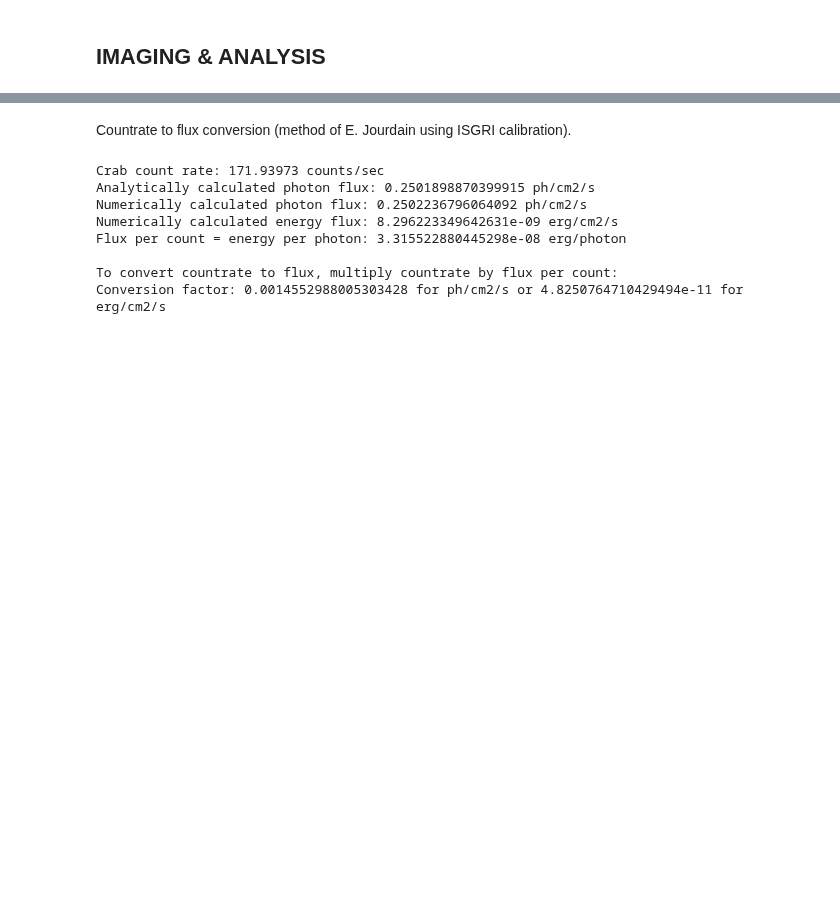
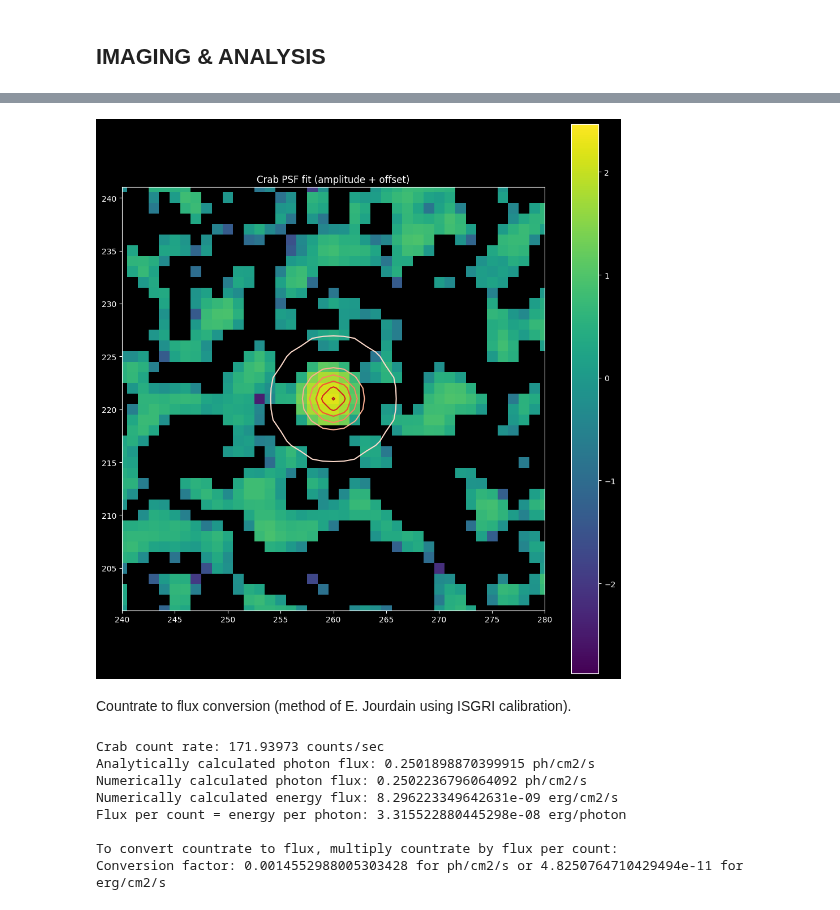
Before and after one commit to interstellxr/jupiter-xray-analysis, a Jupyter notebook: jupiter-xrays/Crab.ipynb, the cells around one changed output, grey strips where cells are left out. Cells and saved outputs as stored; diff of their text form; code cells hidden in the pictures; blank space fills up the shorter version.

Commit message:
Tested PSF fitting. Working fine. More parameters seems to give better fits.

```diff
--- a/jupiter-xrays/Crab.ipynb
+++ b/jupiter-xrays/Crab.ipynb
@@ -175,0 +148,80 @@ Set MJD-END to 57262.784630 from DATE-END'. [astropy.wcs.wcs]
+# %%
+# Access the data and header of the image
+intensity_unit = data_collection.mosaic_image_0_mosaic.get_data_unit(2)
+header = data_collection.mosaic_image_0_mosaic.get_data_unit(2).header
+intensity_data = intensity_unit.data
+var_unit = data_collection.mosaic_image_0_mosaic.get_data_unit(3)
+var_data = var_unit.data
+
+# Extract offset of Crab from center of the image
+crab_coords = coord.SkyCoord(ra=ra, dec=dec, unit=(u.deg, u.deg))
+pointing = SkyCoord(ra=header['CRVAL1'], dec=header['CRVAL2'], unit=("deg", "deg"))
+offset = pointing.separation(crab_coords).deg
+
+# Extract count rate and variance of the Crab in a single pixel
+wcs = WCS(header)
+x, y = wcs.all_world2pix(ra, dec, 0)
+x_int, y_int = int(round(x.item())), int(round(y.item()))
+crab_countrate = intensity_data[y_int, x_int]
+crab_variance = var_data[y_int, x_int]
+
+# Extract countrate and variance in annular region around the source
+annular_var = []
+annular_rate = []
+
+for x in range(x_int - 5, x_int + 5):
+    for y in range(y_int - 5, y_int + 5):
+        annular_var.append(var_data[y, x])
+        annular_rate.append(intensity_data[y, x])
+
+annular_var = np.mean(annular_var)
+annular_rate = np.mean(annular_rate)
+annular_var -= var_data[y_int, x_int]
+annular_rate -= intensity_data[y_int, x_int]
+
+crab_annular_variance = annular_var
+crab_annular_countrate = annular_rate
+
+# Extract count rate and variance of the Crab using PSF fitting (only amplitude and position)
+def Gaussian2D(xy, amplitude, xo, yo, sigma_x, sigma_y, theta, offset):
+    x, y = xy
+    xo = float(xo)
+    yo = float(yo)
+    a = (np.cos(theta)**2)/(2*sigma_x**2) + (np.sin(theta)**2)/(2*sigma_y**2)
+    b = -(np.sin(2*theta))/(4*sigma_x**2) + (np.sin(2*theta))/(4*sigma_y**2)
+    c = (np.sin(theta)**2)/(2*sigma_x**2) + (np.cos(theta)**2)/(2*sigma_y**2)
+    g = offset + amplitude*np.exp( - (a*((x-xo)**2) + 2*b*(x-xo)*(y-yo) + c*((y-yo)**2)))
+    return g.ravel()
+
+def Gaussian2D_fixed(xy, amplitude, offset):
+    return Gaussian2D(xy, amplitude, x_int, y_int, np.sqrt(crab_variance), np.sqrt(crab_variance), 0, offset)
+
+x = np.arange(0, intensity_data.shape[1])
+y = np.arange(0, intensity_data.shape[0])
+x, y = np.meshgrid(x, y)
+
+# Fit the data with the Gaussian2D model, fit only the amplitude and the offset
+from scipy.optimize import curve_fit
+popt, pcov = curve_fit(Gaussian2D_fixed, (x, y), intensity_data.ravel(), p0=[crab_countrate, 0])# , sigma=np.sqrt(var_data.ravel())
+popt2, pcov2 = curve_fit(Gaussian2D, (x, y), intensity_data.ravel(), p0=[crab_countrate, x_int, y_int,  np.sqrt(crab_variance),  np.sqrt(crab_variance), 0, 0])
+crab_psf_countrate_fixed = popt[0]
+crab_psf_countrate = popt2[0]
+crab_psf_error_fixed = np.sqrt(np.diag(pcov))[0]
+crab_psf_error = np.sqrt(np.diag(pcov2))[0]
+
+print(f"Crab single pixel count rate: {crab_countrate:.2f} +/- {np.sqrt(crab_variance):.2f}")
+print(f"Crab PSF count rate using amplitude and offset: {crab_psf_countrate_fixed:.2f} +/- {crab_psf_error_fixed:.2f}")
+print(f"Crab PSF count rate using all parameters: {crab_psf_countrate:.2f} +/- {crab_psf_error:.2f}")
+
+# Plot the fit of the Gaussian2D model centered on the Crab
+plt.figure(figsize=(10, 10))
+plt.style.use('dark_background')
+plt.imshow(np.log10(intensity_data), cmap='viridis', origin='lower')
+plt.colorbar()
+plt.contour(x, y, Gaussian2D_fixed((x, y), *popt).reshape(intensity_data.shape), cmap='Reds', levels=5)
+#plt.contour(x, y, Gaussian2D((x, y), *popt2).reshape(intensity_data.shape), cmap='Purples', levels=5)
+plt.xlim(x_int-20, x_int+20)
+plt.ylim(y_int-20, y_int+20)
+plt.title("Crab PSF fit (amplitude + offset)")
+plt.tight_layout()
+# %% [output]
@@ -176,3 +236,4 @@ Set MJD-END to 57262.784630 from DATE-END'. [astropy.wcs.wcs]
+[figure, added]
 # %% [markdown]
 Countrate to flux conversion (method of E. Jourdain using ISGRI calibration).
 # %%
```
Also changed, not shown: parts of 15 cells of this notebook.
